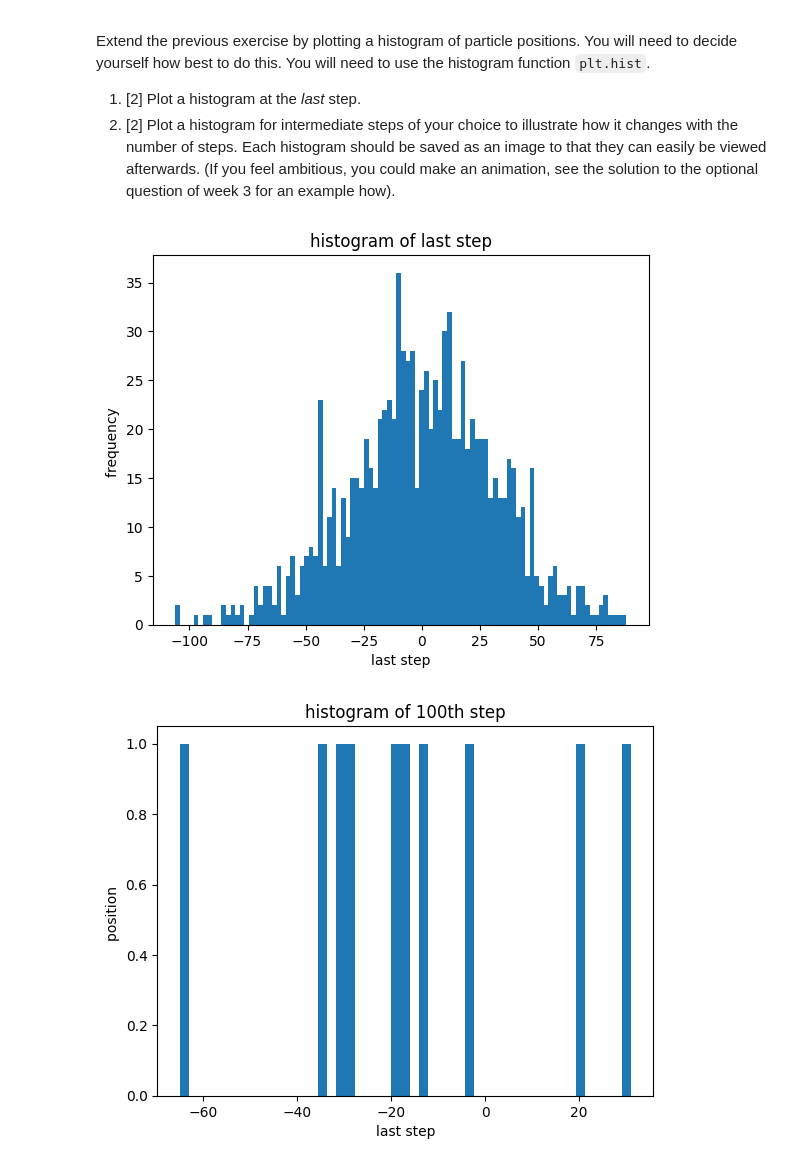
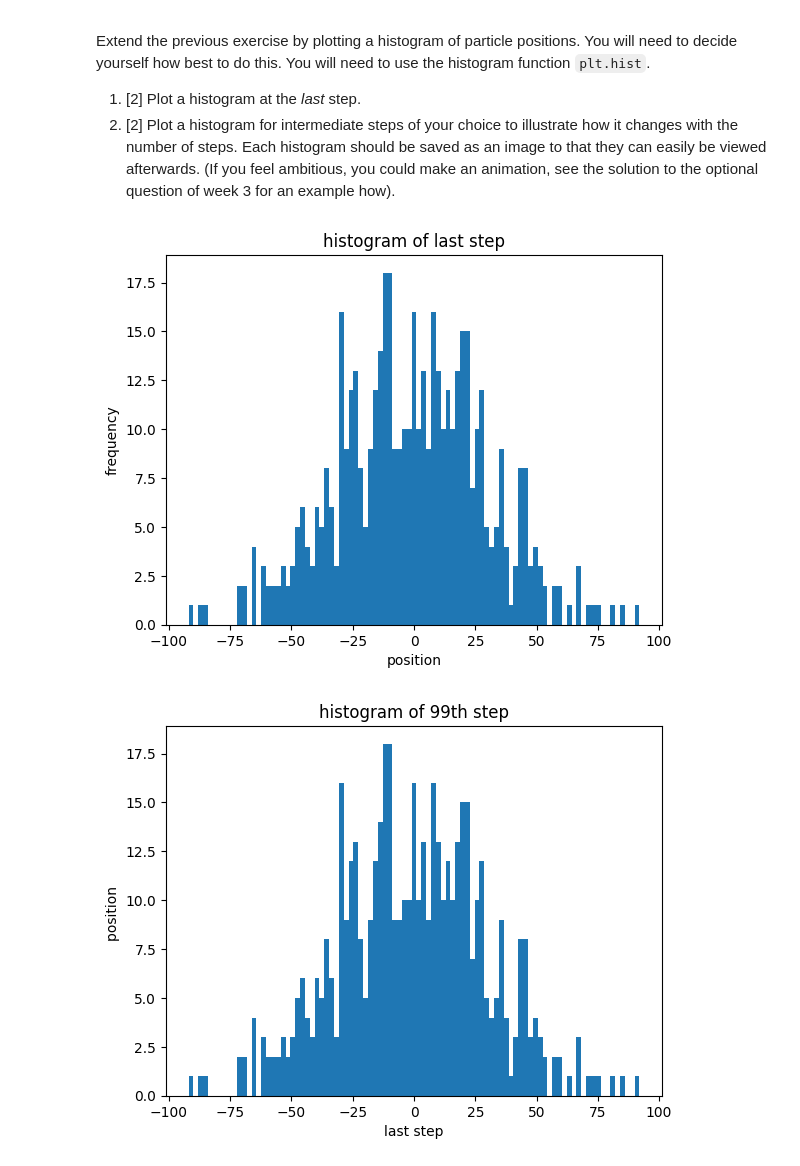
Before and after one commit to PX2145-2025/week-7-b-Anest-Cunliffe, a Jupyter notebook: Random_walk.ipynb, the cells around one changed output. Drawn from its saved outputs; the diff is of its cells as text; code cells hidden in the pictures.

```diff
--- a/Random_walk.ipynb
+++ b/Random_walk.ipynb
@@ -148,6 +148,18 @@ Text(0.5, 1.0, '2-D array')
 #2.2
 steps1=1000
 N1=500
+particles = np.zeros((steps, N1), int) #defining particles
+def walk(steps):
+    '''
+    steps is the length of the 2-D random walk vector returned
+    Vectorised method.
+    '''
+    y = np.random.choice([-1, 1], size=steps) # random -1 or 1
+    y= np.cumsum(y) # cumulative sum
+    return y
+
+for i in range(N1):  #makibg loop of particles for 10 walkers
+  particles[:,i]= walk(steps)
 
 final_particles = particles[-1] #calculatng means position at each step
 mean=np.mean(final_particles)
@@ -183,26 +195,26 @@ Extend the previous exercise by plotting a histogram of particle positions. You
 # %%
 #3
 final_particle= particles[-1] #plotting a histogram at the last step
 min=np.min(final_particle)
 max=np.max(final_particle)
-bin_number= int((max-min)/2)+1 #defining bins
-plt.hist(final_particle, bins=bin_number)
+bins = int((max-min)/2+1)
+plt.hist(final_particle, bins=bins)
 plt.title('histogram of last step')
-plt.xlabel('last step')
-plt.ylabel('frequency ')
+plt.xlabel('position')
+plt.ylabel('frequency')
 plt.savefig('histogram at last step')
 # %% [output]
-[figure, old version]
+[figure, new version]
 # %%
 
-final_particle2= particles[-100] #plotting values with -100 step
+final_particle2= particles[-1,:] #plotting values with 99 step
 min1=np.min(final_particle2)
 max1=np.max(final_particle2)
-bin_number1= int((max1-min1)/2)+1
-plt.hist(final_particle2, bins=bin_number1)
-plt.title('histogram of 100th step')
+bin_number=int((max1-min1)/2)+1
+plt.hist(final_particle2, bins=bin_number)
+plt.title('histogram of 99th step')
 plt.xlabel('last step')
 plt.ylabel('position ')
 plt.savefig('histogram at intermediate step')
 # %% [output]
-[figure, old version]
+[figure, new version]
```
Also changed, not shown: parts of 3 cells of this notebook.
